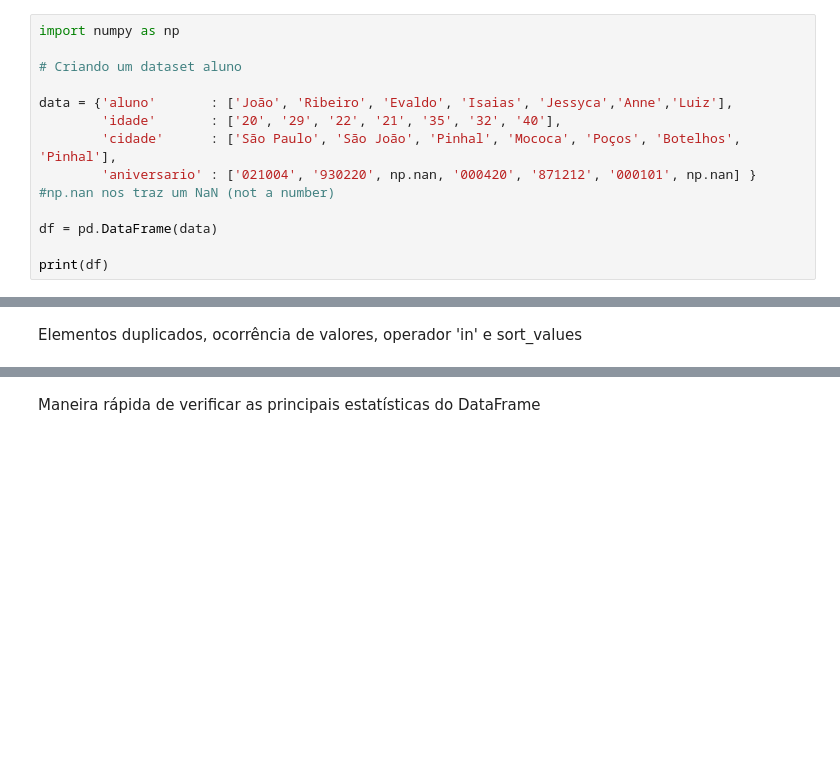
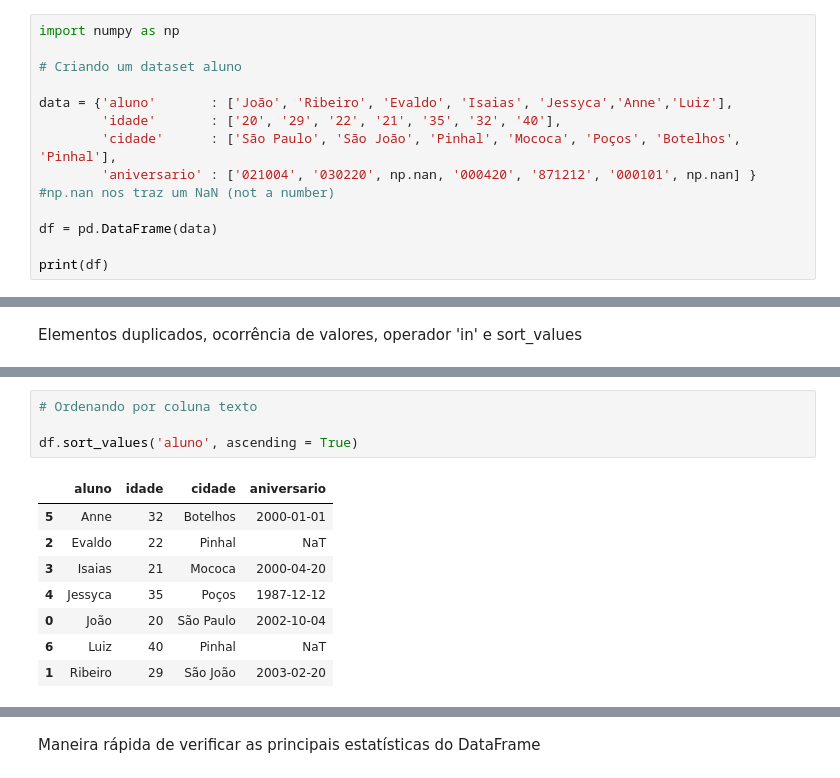
Before and after one commit to GuilhermeRuy97/Curso-ministrado-Python-para-Dados, a Jupyter notebook: 06_05_2022.ipynb, the cells around one changed output, grey strips where cells are left out. Drawn from its saved outputs; the diff is of its cells as text; blank space fills up the shorter version.

```diff
--- a/06_05_2022.ipynb
+++ b/06_05_2022.ipynb
@@ -2460,7 +2460,7 @@ import numpy as np
 data = {'aluno'       : ['João', 'Ribeiro', 'Evaldo', 'Isaias', 'Jessyca','Anne','Luiz'],
         'idade'       : ['20', '29', '22', '21', '35', '32', '40'],
         'cidade'      : ['São Paulo', 'São João', 'Pinhal', 'Mococa', 'Poços', 'Botelhos', 'Pinhal'],
-        'aniversario' : ['021004', '930220', np.nan, '000420', '871212', '000101', np.nan] }    #np.nan nos traz um NaN (not a number)
+        'aniversario' : ['021004', '030220', np.nan, '000420', '871212', '000101', np.nan] }    #np.nan nos traz um NaN (not a number)
 
 df = pd.DataFrame(data)
 
@@ -2601,0 +2770,13 @@ df.sort_values('idade', ascending = True)  # Para retornar em ordem decrescente
+# %%
+# Ordenando por coluna texto
+
+df.sort_values('aluno', ascending = True)
+# %% [output]
+|  | aluno | idade | cidade | aniversario |
+| 5 | Anne | 32 | Botelhos | 2000-01-01 |
+| 2 | Evaldo | 22 | Pinhal | NaT |
+| 3 | Isaias | 21 | Mococa | 2000-04-20 |
+| 4 | Jessyca | 35 | Poços | 1987-12-12 |
+| 0 | João | 20 | São Paulo | 2002-10-04 |
+| 6 | Luiz | 40 | Pinhal | NaT |
+| 1 | Ribeiro | 29 | São João | 2003-02-20 |
```
Also changed, not shown: parts of 41 cells of this notebook.
